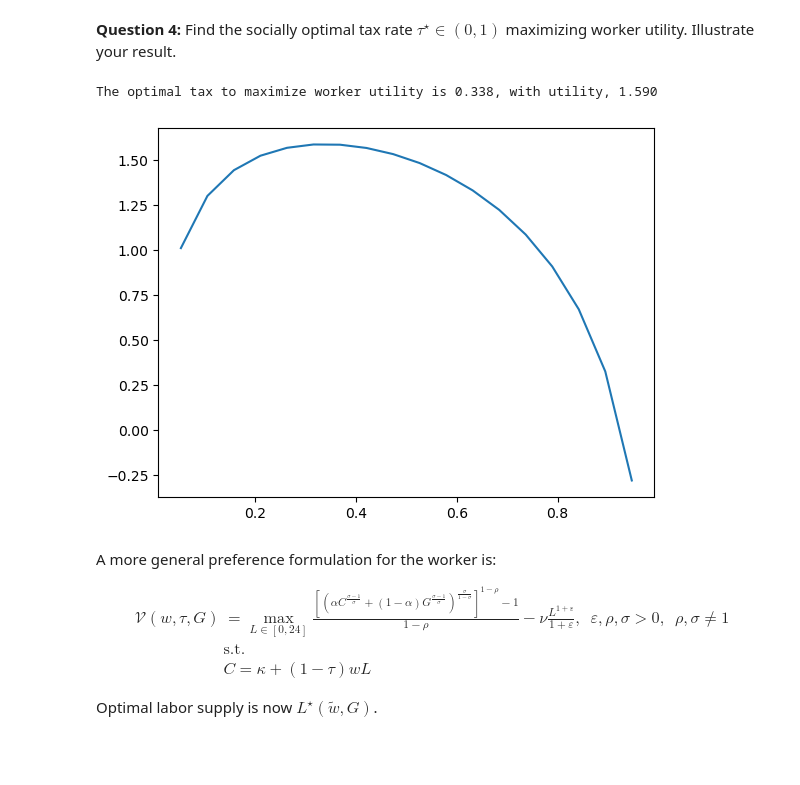
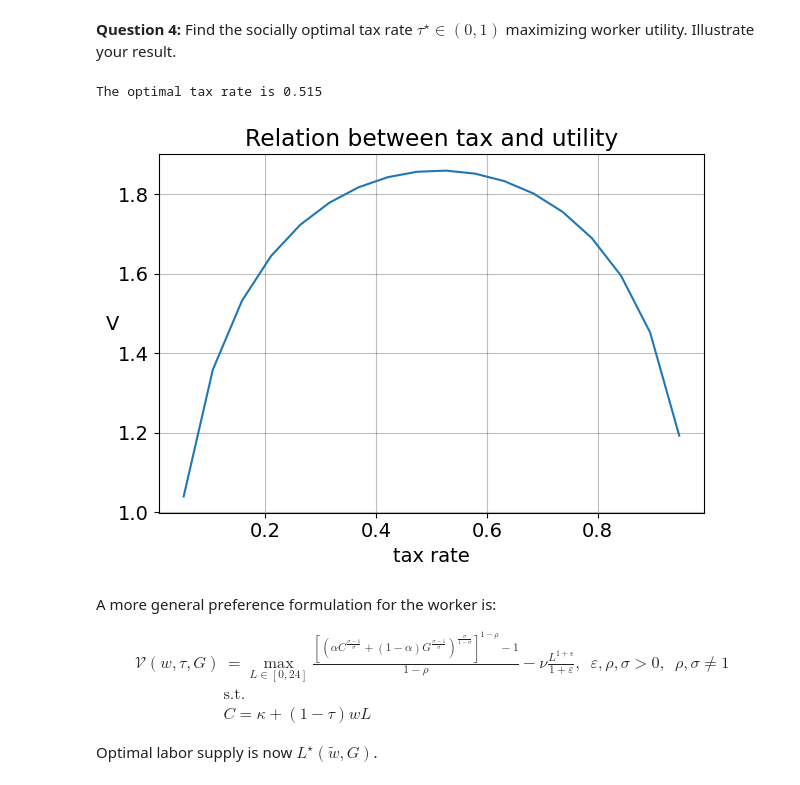
Before and after one commit to NumEconCopenhagen/projects-2023-the-best-duo, a Jupyter notebook: examproject/Exam-2023-notebook.ipynb, the cells around one changed output. Cells and saved outputs as stored; diff of their text form; code cells hidden in the pictures; blank space fills up the shorter version.

```diff
--- a/examproject/Exam-2023-notebook.ipynb
+++ b/examproject/Exam-2023-notebook.ipynb
@@ -150,28 +180,38 @@ ax2.legend("G",bbox_to_anchor=(1, 0.9))
 # %% [markdown]
 **Question 4:** Find the socially optimal tax rate $\tau^{\star}\in(0,1)$ maximizing worker utility. Illustrate your result.
-# %%
-# write your code here
-V_f = sm.simplify(V.subs({w_:w*(1-tau),G:G_f,L:L_f}))
-
-worker_utility = sm.lambdify(args=(tau),expr=-V_f.subs({w:w_val,alpha:alpha_val,kappa:kappa_val,nu:nu_val}))
-
-bounds = (0,1)
-initial_guess = [0.5]
-
-sol_tau = optimize.minimize_scalar(worker_utility,method="bounded",bounds=bounds)
-
-print(f"The optimal tax to maximize worker utility is {sol_tau.x:.3f}, with utility, {-sol_tau.fun:.3f}")
-
-V_vector = []
-for tau_val in tau_vector:
-    V_val = worker_utility(tau_val)
-    V_vector.append(-V_val)
-
-plt.plot(tau_vector,V_vector)
-plt.show()
-# %% [output]
-The optimal tax to maximize worker utility is 0.338, with utility, 1.590
-[figure, removed]
+# %%
+# a. solve for the optimal tau
+sol_tau = model1.optimal_tau()
+
+# b. print solution
+print(f'The optimal tax rate is {sol_tau.x:.3f}')
+
+# c. create a tau vector
+tau_vector = np.linspace(0,1,20)
+
+# d. simulate all V for all tau
+V_vector = []
+for tau_val in tau_vector:
+    V_val = model1.V(tau_val,model1.optimal_G(tau_val),model1.optimal_L(1,tau_val))
+    V_vector.append(V_val)
+
+# e. create a subplot
+ax = plt.subplot()
+
+# f. plot
+ax.plot(tau_vector,V_vector)
+
+# g. name labels
+ax.set_xlabel("tax rate")
+ax.set_ylabel("V",rotation="horizontal")
+ax.set_title("Relation between tax and utility")
+
+# h. show
+plt.tight_layout()
+plt.show()
+# %% [output]
+The optimal tax rate is 0.515
+[figure, added]
 # %% [markdown]
 A more general preference formulation for the worker is:
 
```
Also changed, not shown: parts of 25 cells of this notebook, 3 other files.
